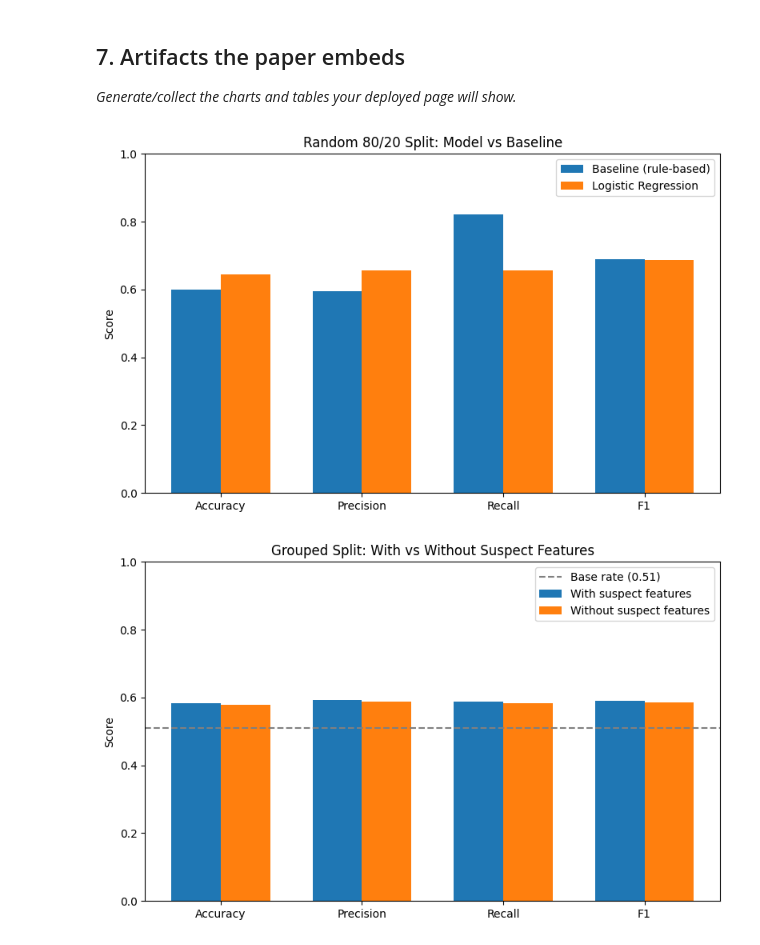
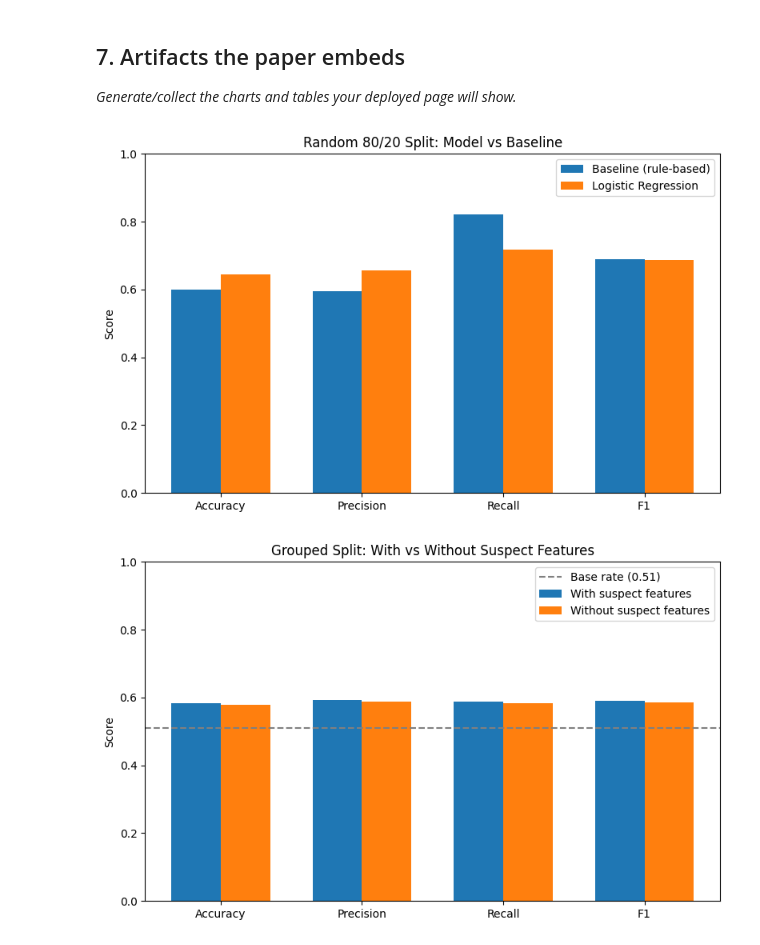
Before and after one commit to Ayesha-Shahzadkhan/flyrank-assignment1, a Jupyter notebook: work/notebooks/capstone.ipynb, the cells around one changed output. Drawn from its saved outputs; the diff is of its cells as text; code cells hidden in the pictures.

```diff
--- a/work/notebooks/capstone.ipynb
+++ b/work/notebooks/capstone.ipynb
@@ -95,29 +121,30 @@ Operational note: Given the grouped-split results (~7–8 points above base rate
 # %%
 import matplotlib.pyplot as plt
 import numpy as np
 
 #Chart 1: Random split — Baseline vs Logistic Regression
 metrics = ['Accuracy', 'Precision', 'Recall', 'F1']
 baseline_scores = [0.599, 0.594, 0.822, 0.690]
-lr_scores = [0.644, 0.657, 0.657, 0.686]
+lr_scores = [0.644, 0.657, 0.7175, 0.686]
 
 x = np.arange(len(metrics))
 width = 0.35
 
 fig, ax = plt.subplots(figsize=(8, 5))
 ax.bar(x - width/2, baseline_scores, width, label='Baseline (rule-based)')
 ax.bar(x + width/2, lr_scores, width, label='Logistic Regression')
 
 ax.set_ylabel('Score')
 ax.set_title('Random 80/20 Split: Model vs Baseline')
 ax.set_xticks(x)
 ax.set_xticklabels(metrics)
 ax.set_ylim(0, 1)
 ax.legend()
 plt.tight_layout()
+plt.savefig('random_split_comparison.png', dpi=150)
 plt.show()
 # %% [output]
-[figure, old version]
+[figure, new version]
 # %%
 #Chart 2: Grouped split — With vs Without suspect features
 metrics2 = ['Accuracy', 'Precision', 'Recall', 'F1']
```
Also changed, not shown: parts of 11 cells of this notebook.
